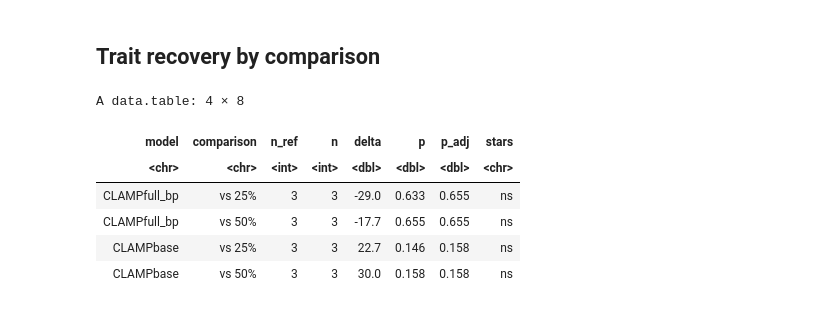
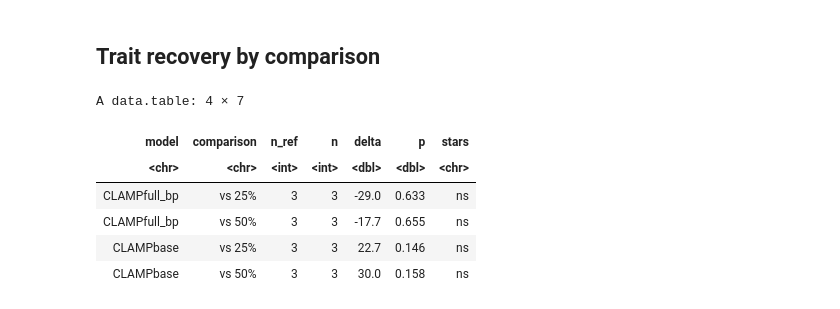
Before and after one commit to pivlab/clamp-analyses, a Jupyter notebook: nbs/03_model_biology/02_archs4/01_saturation/01_saturation_traits.executed.ipynb, the cells around one changed output. Cells and saved outputs as stored; diff of their text form; code cells hidden in the pictures.

```diff
--- a/nbs/03_model_biology/02_archs4/01_saturation/01_saturation_traits.executed.ipynb
+++ b/nbs/03_model_biology/02_archs4/01_saturation/01_saturation_traits.executed.ipynb
@@ -107,8 +107,7 @@ ref_tests <- function(d, ref) {
                    delta = mean(y) - mean(x),
                    p = t.test(y, x, paired = FALSE, alternative = "greater", var.equal = TRUE)$p.value)
     }))
-    out[, p_adj := p.adjust(p, method = "BH")]
-    out[, stars := stars_for(p_adj)]
+    out[, stars := stars_for(p)]
     out[]
 }
 
@@ -127,7 +126,7 @@ make_ref_plot <- function(model_name) {
     st[, `:=`(x = match(as.character(fraction_label), lv), xend = match(ref, lv))]
     st[, y := span[2] + yr * (0.04 + 0.052 * seq_len(.N))]
     fmt_p <- function(p) ifelse(p < 0.001, sprintf("%.1e", p), sprintf("%.3f", p))
-    st[, label := sprintf("q = %s  (%+.0f)", fmt_p(p_adj), delta)]
+    st[, label := sprintf("p = %s  (%+.0f)", fmt_p(p), delta)]
 
     print(ggplot(d, aes(fraction_label, recovered_traits, fill = fraction_label)) +
         geom_boxplot(width = 0.6, outlier.shape = NA, alpha = 0.35, linewidth = 0.4, show.legend = FALSE) +
@@ -158,14 +157,13 @@ for (m in levels(traits$model)) make_ref_plot(m)
 # %%
 rbindlist(ref_tests_by_model)[, .(
     model, comparison = sprintf("vs %s", fraction_label),
-    n_ref, n, delta = round(delta, 1), p = signif(p, 3),
-    p_adj = signif(p_adj, 3), stars
+    n_ref, n, delta = round(delta, 1), p = signif(p, 3), stars
 )]
 # %% [output]
-A data.table: 4 × 8
+A data.table: 4 × 7
-| model | comparison | n_ref | n | delta | p | p_adj | stars |
-| <chr> | <chr> | <int> | <int> | <dbl> | <dbl> | <dbl> | <chr> |
-| CLAMPfull_bp | vs 25% | 3 | 3 | -29.0 | 0.633 | 0.655 | ns |
-| CLAMPfull_bp | vs 50% | 3 | 3 | -17.7 | 0.655 | 0.655 | ns |
-| CLAMPbase | vs 25% | 3 | 3 | 22.7 | 0.146 | 0.158 | ns |
-| CLAMPbase | vs 50% | 3 | 3 | 30.0 | 0.158 | 0.158 | ns |
+| model | comparison | n_ref | n | delta | p | stars |
+| <chr> | <chr> | <int> | <int> | <dbl> | <dbl> | <chr> |
+| CLAMPfull_bp | vs 25% | 3 | 3 | -29.0 | 0.633 | ns |
+| CLAMPfull_bp | vs 50% | 3 | 3 | -17.7 | 0.655 | ns |
+| CLAMPbase | vs 25% | 3 | 3 | 22.7 | 0.146 | ns |
+| CLAMPbase | vs 50% | 3 | 3 | 30.0 | 0.158 | ns |
```
Also changed, not shown: parts of 1 cell of this notebook, 11 other files.
